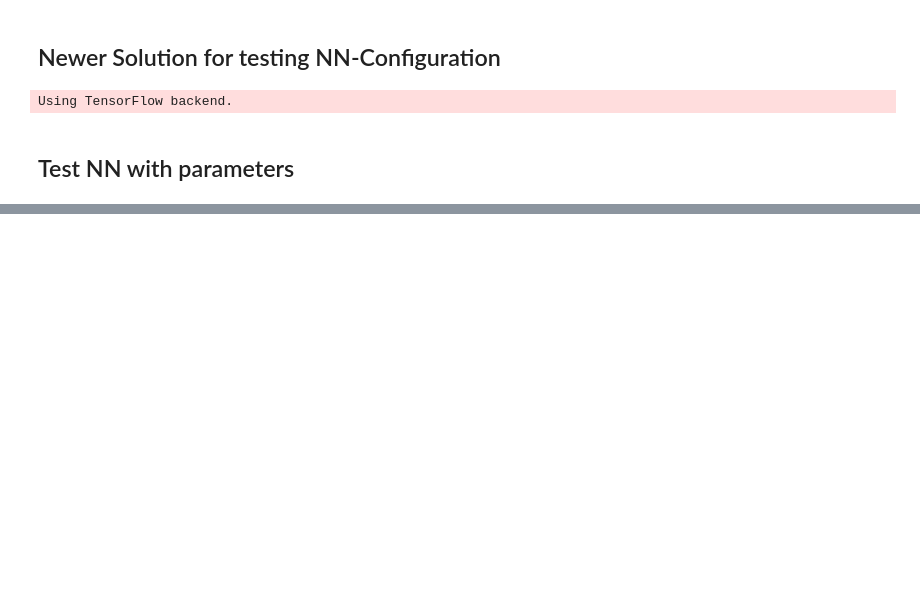
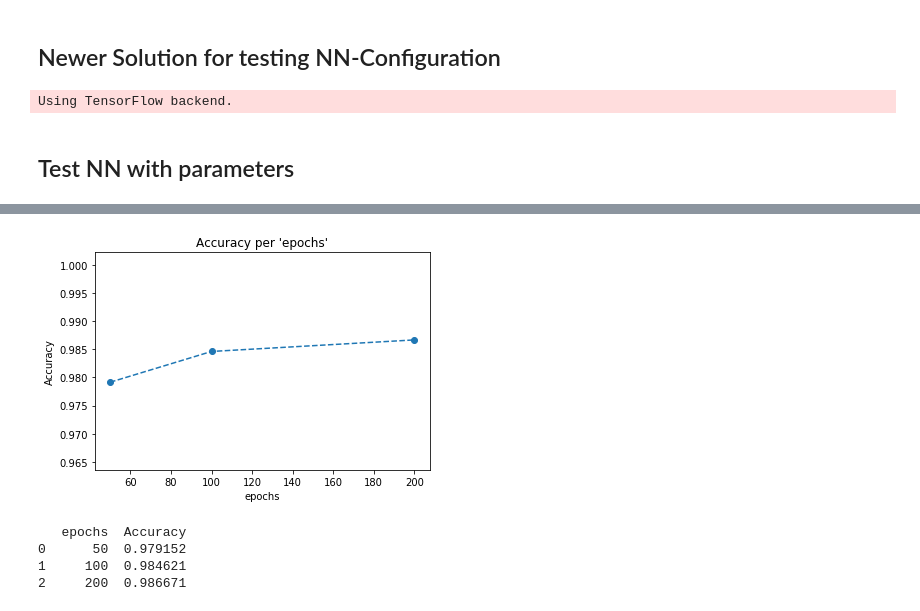
Before and after one commit to InextYou/spezasproject, a Jupyter notebook: project/Project.ipynb, the cells around one changed output, grey strips where cells are left out. Drawn from its saved outputs; the diff is of its cells as text; code cells hidden in the pictures; blank space fills up the shorter version.

```diff
--- a/project/Project.ipynb
+++ b/project/Project.ipynb
@@ -431,0 +448,3 @@ Plotting for this result is not supported
+# %%
+nnpt.set_number_of_units_per_hidden_layer([10, 20, 48])
+nnpt.set_number_of_hidden_layers(2)
@@ -431,0 +461,2 @@ Plotting for this result is not supported
+# %%
+nnpt.run()
@@ -437,0 +489,7 @@ Plotting for this result is not supported
+# %%
+nnpt.reset_config()
+nnpt.set_number_of_hidden_layers(2)
+nnpt.set_number_of_units_per_hidden_layer(48)
+nnpt.set_epochs([50, 100, 200])
+# %%
+nnpt.run()
@@ -437,0 +514,8 @@ Plotting for this result is not supported
+# %%
+nnpt.plot_result()
+# %% [output]
+[figure, added]
+   epochs  Accuracy
+0      50  0.979152
+1     100  0.984621
+2     200  0.986671
```
Also changed, not shown: parts of 33 cells of this notebook.
